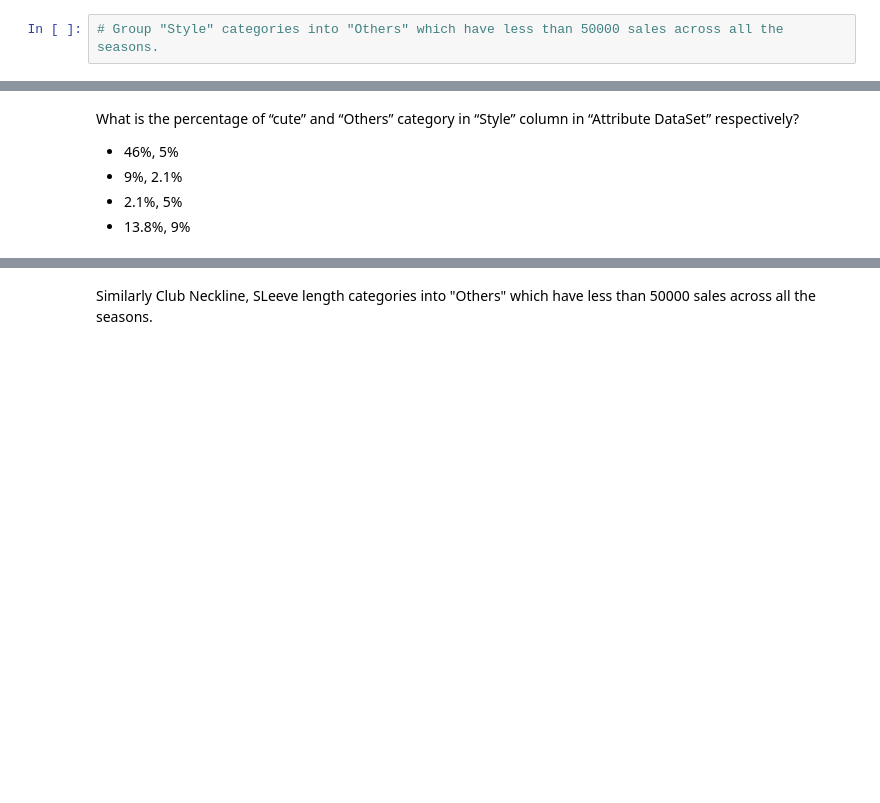
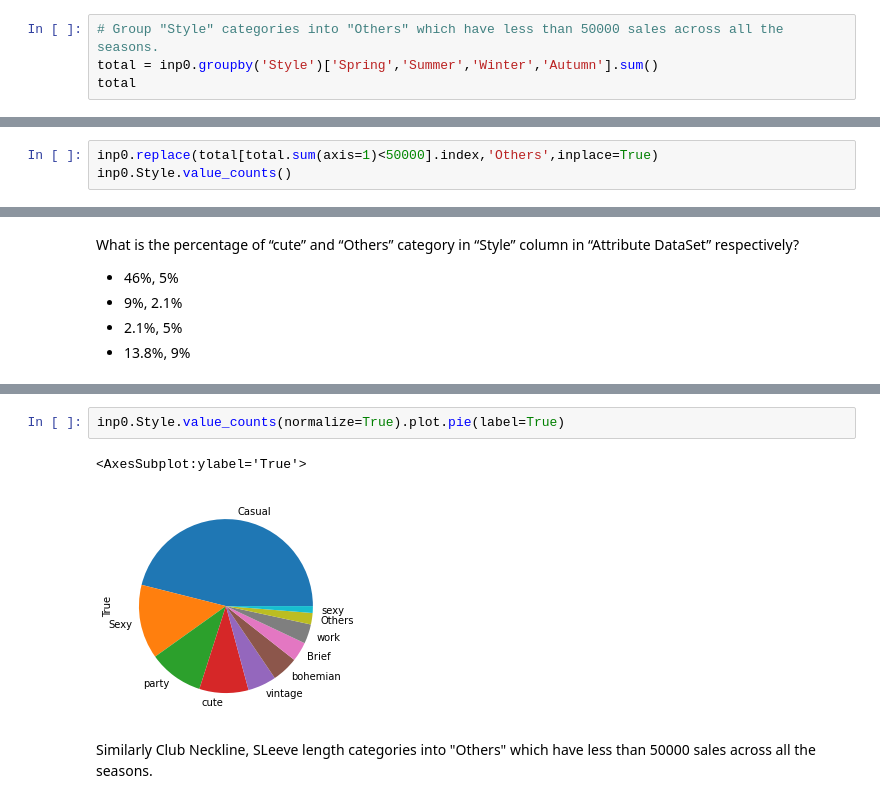
Before and after one commit to saishankar2748/Data-Analysis, a Jupyter notebook: Dress sales data set/EDA+Graded+Exercise.ipynb, the cells around one changed output, grey strips where cells are left out. Drawn from its saved outputs; the diff is of its cells as text; blank space fills up the shorter version.

```diff
--- a/Dress sales data set/EDA+Graded+Exercise.ipynb
+++ b/Dress sales data set/EDA+Graded+Exercise.ipynb
@@ -457,2 +474,4 @@ Which of the following categories in ‘Style’ column can be grouped into ‘O
 # %%
 # Group "Style" categories into "Others" which have less than 50000 sales across all the seasons.
+total = inp0.groupby('Style')['Spring','Summer','Winter','Autumn'].sum()
+total
@@ -458,0 +512,3 @@ Which of the following categories in ‘Style’ column can be grouped into ‘O
+# %%
+inp0.replace(total[total.sum(axis=1)<50000].index,'Others',inplace=True)
+inp0.Style.value_counts()
@@ -467,3 +548,8 @@ What is the percentage of “cute” and “Others” category in “Style” co
+# %%
+inp0.Style.value_counts(normalize=True).plot.pie(label=True)
+# %% [output]
+<AxesSubplot:ylabel='True'>
+[figure, added]
 # %% [markdown]
 Similarly Club Neckline, SLeeve length categories into "Others" which have less than 50000 sales across all the seasons.
 # %%
```
Also changed, not shown: parts of 20 cells of this notebook.
